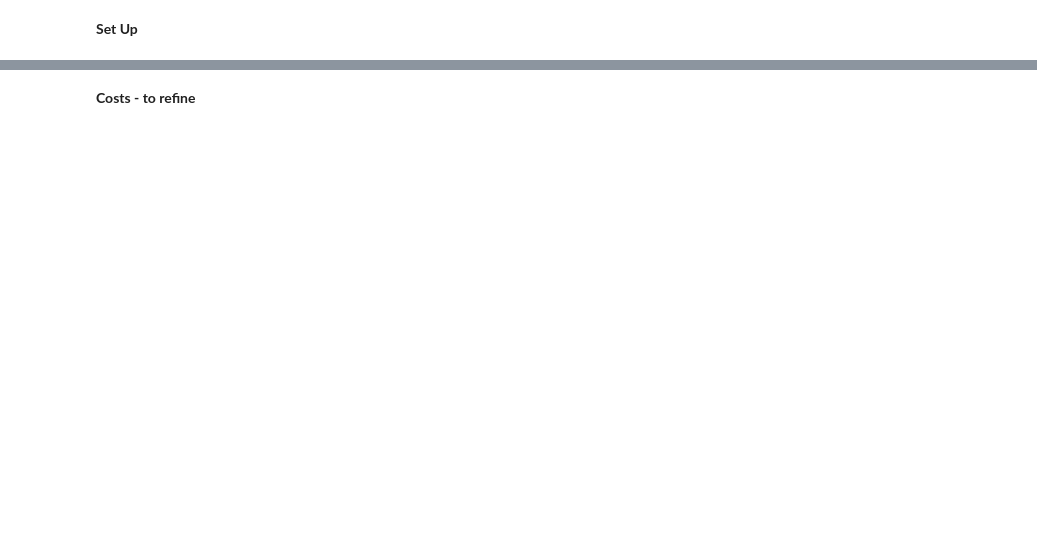
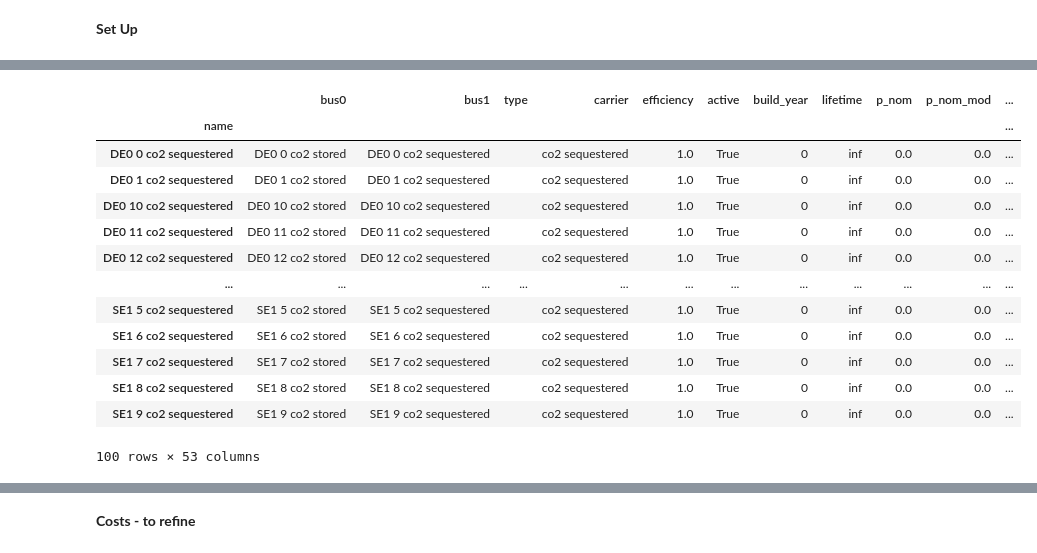
Before and after one commit to FrugisRoss/pypsa-eur, a Jupyter notebook: SectorCoupled_Plotting.ipynb, the cells around one changed output, grey strips where cells are left out. Saved outputs shown, nothing was run; the diff lists cells and outputs as text; code cells hidden in the pictures; blank space fills up the shorter version.

```diff
--- a/SectorCoupled_Plotting.ipynb
+++ b/SectorCoupled_Plotting.ipynb
@@ -174,0 +406,17 @@ Name: p_nom_opt, Length: 80, dtype: float64
+# %%
+n_50MW.links.loc[n_50MW.links.index.str.contains('co2 sequestered')]
+# %% [output]
+|  | bus0 | bus1 | type | carrier | efficiency | active | build_year | lifetime | p_nom | p_nom_mod | ... |
+| name |  |  |  |  |  |  |  |  |  |  | ... |
+| DE0 0 co2 sequestered | DE0 0 co2 stored | DE0 0 co2 sequestered |  | co2 sequestered | 1.0 | True | 0 | inf | 0.0 | 0.0 | ... |
+| DE0 1 co2 sequestered | DE0 1 co2 stored | DE0 1 co2 sequestered |  | co2 sequestered | 1.0 | True | 0 | inf | 0.0 | 0.0 | ... |
+| DE0 10 co2 sequestered | DE0 10 co2 stored | DE0 10 co2 sequestered |  | co2 sequestered | 1.0 | True | 0 | inf | 0.0 | 0.0 | ... |
+| DE0 11 co2 sequestered | DE0 11 co2 stored | DE0 11 co2 sequestered |  | co2 sequestered | 1.0 | True | 0 | inf | 0.0 | 0.0 | ... |
+| DE0 12 co2 sequestered | DE0 12 co2 stored | DE0 12 co2 sequestered |  | co2 sequestered | 1.0 | True | 0 | inf | 0.0 | 0.0 | ... |
+| ... | ... | ... | ... | ... | ... | ... | ... | ... | ... | ... | ... |
+| SE1 5 co2 sequestered | SE1 5 co2 stored | SE1 5 co2 sequestered |  | co2 sequestered | 1.0 | True | 0 | inf | 0.0 | 0.0 | ... |
+| SE1 6 co2 sequestered | SE1 6 co2 stored | SE1 6 co2 sequestered |  | co2 sequestered | 1.0 | True | 0 | inf | 0.0 | 0.0 | ... |
+| SE1 7 co2 sequestered | SE1 7 co2 stored | SE1 7 co2 sequestered |  | co2 sequestered | 1.0 | True | 0 | inf | 0.0 | 0.0 | ... |
+| SE1 8 co2 sequestered | SE1 8 co2 stored | SE1 8 co2 sequestered |  | co2 sequestered | 1.0 | True | 0 | inf | 0.0 | 0.0 | ... |
+| SE1 9 co2 sequestered | SE1 9 co2 stored | SE1 9 co2 sequestered |  | co2 sequestered | 1.0 | True | 0 | inf | 0.0 | 0.0 | ... |
+100 rows × 53 columns
```
Also changed, not shown: parts of 60 cells of this notebook, 12 other files.
